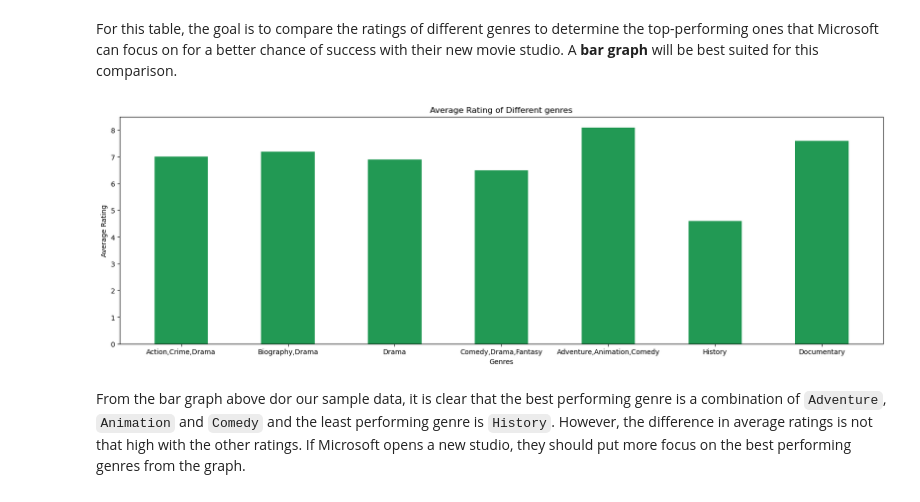
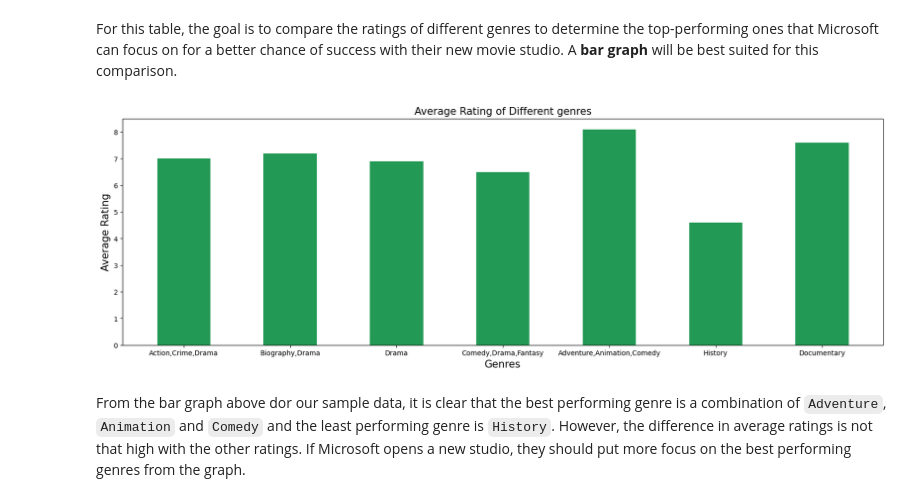
Before and after one commit to brandonbush2/Microsoft-Movie-Studio-Project, a Jupyter notebook: Microsoft Movie Studio .ipynb, the cells around one changed output. Cells and saved outputs as stored; diff of their text form; code cells hidden in the pictures.

```diff
--- a/Microsoft Movie Studio .ipynb
+++ b/Microsoft Movie Studio .ipynb
@@ -700,24 +700,24 @@ For this table, the goal is to compare the ratings of different genres to determ
 # %%
 #plotting a bar graph of genres and average ratings
 fig, ax = plt.subplots(figsize = (20,6))
 
 #assigning sample table to data
 data = movies_info.head(10)
 
 #declaring variables
 x = data['genres']
 y = data['averagerating']
 
 #plotting
 ax.bar(x,y, color = '#229954', width = 0.5)
 
 
 #labelling axes and title
-ax.set_xlabel('Genres')
-ax.set_ylabel('Average Rating')
-ax.set_title('Average Rating of Different genres');
+ax.set_xlabel('Genres', size = 15)
+ax.set_ylabel('Average Rating', size = 15)
+ax.set_title('Average Rating of Different genres', size = 15);
 # %% [output]
-[figure, old version]
+[figure, new version]
 # %% [markdown]
 From the bar graph above dor our sample data, it is clear that the best performing genre is a combination of `Adventure`, `Animation` and `Comedy` and the least performing genre is `History`.
 However, the difference in average ratings is not that high with the other ratings. If Microsoft opens a new studio, they should put more focus on the best performing genres from the graph.
```
Also changed, not shown: parts of 1 cell of this notebook.
